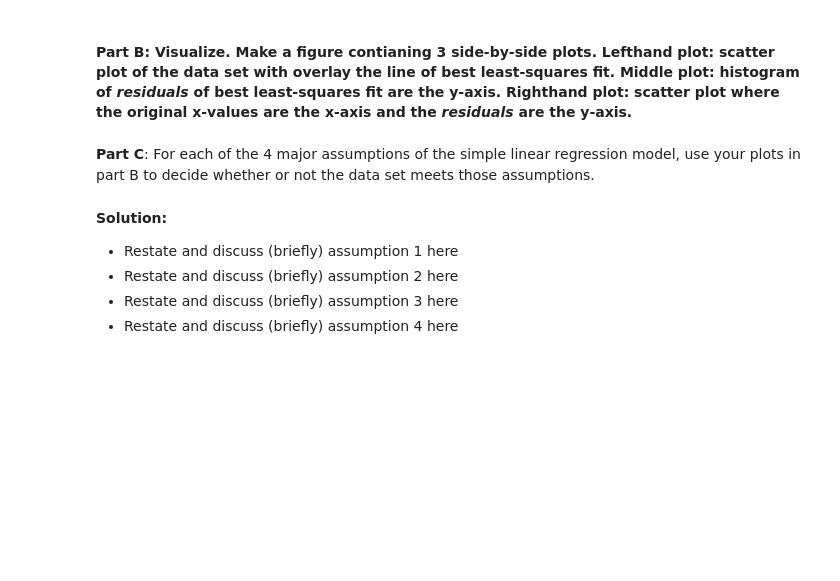
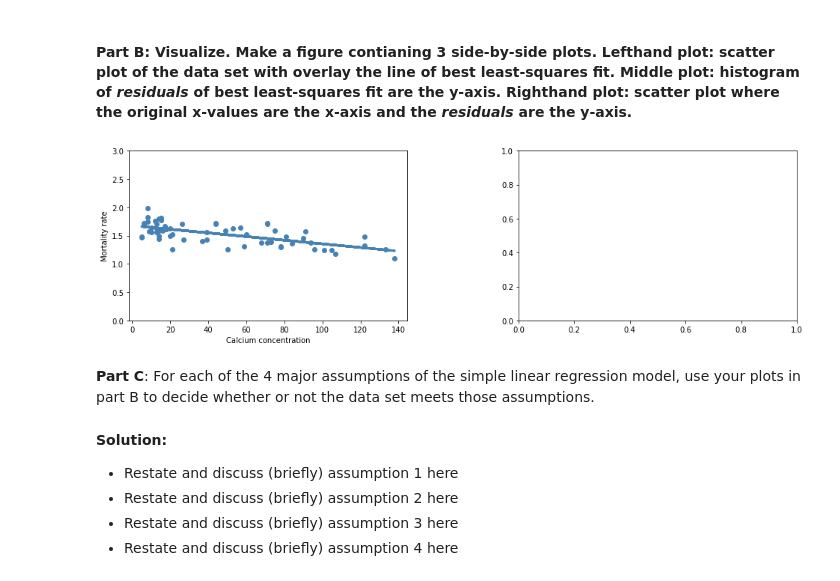
Before and after one commit to sumatthe29/Intro-to-Data-Science-2022, a Jupyter notebook: CSCI 3022/Homework/CSCI3022_S22_HW7.ipynb, the cells around one changed output. Cells and saved outputs as stored; diff of their text form; code cells hidden in the pictures; blank space fills up the shorter version.

```diff
--- a/CSCI 3022/Homework/CSCI3022_S22_HW7.ipynb
+++ b/CSCI 3022/Homework/CSCI3022_S22_HW7.ipynb
@@ -136,6 +205,22 @@ df.head(10)
 # %% [markdown]
 
 #### Part B: Visualize.  Make a figure contianing 3 side-by-side plots.  Lefthand plot: scatter plot of the data set with overlay the line of best least-squares fit.  Middle plot: histogram of *residuals* of best least-squares fit are the y-axis.  Righthand plot: scatter plot where the original x-values are the x-axis and the *residuals* are the y-axis.
+# %%
+fig = plt.figure(figsize=(16,10))
+fig.subplots_adjust(hspace=0.4, wspace=0.4)
+
+ax1 = fig.add_subplot(221)
+ax1.scatter(df["Calc"], df["Rate"], color="steelblue")
+ax1.set_ylim([0,3])
+ax1.set_xlabel("Calcium concentration")
+ax1.set_ylabel("Mortality rate")
+# Line of best least square fit
+bhat, ahat, rval, pval, stderr = stats.linregress(df['Calc'], df['Rate'])
+ax1.plot(df['Calc'], ahat + bhat*df['Calc'], color="steelblue", lw=3)
+
+ax2 = fig.add_subplot(222)
+# %% [output]
+[figure, added]
 # %% [markdown]
 **Part C**: For each of the 4 major assumptions of the simple linear regression model, use your plots in part B to decide whether or not the data set meets those assumptions.
 # %% [markdown]
```
Also changed, not shown: parts of 6 cells of this notebook, 2 other files.
